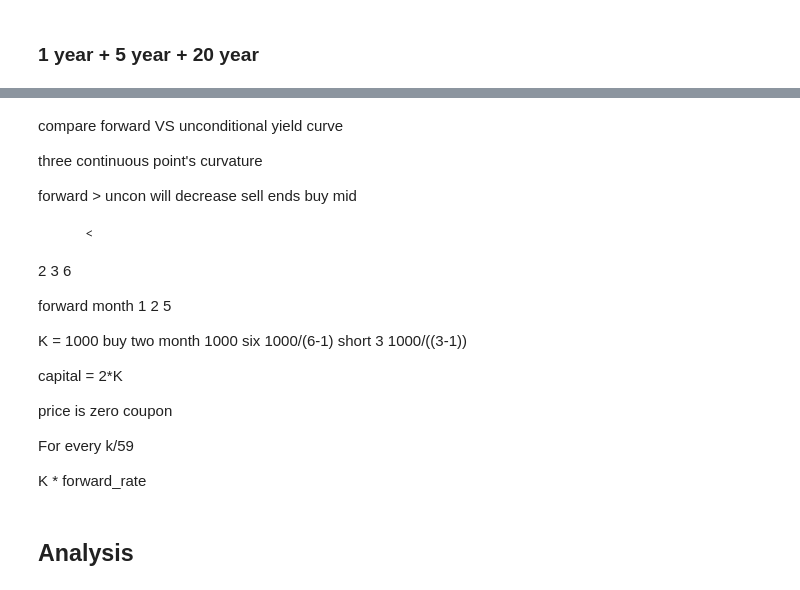
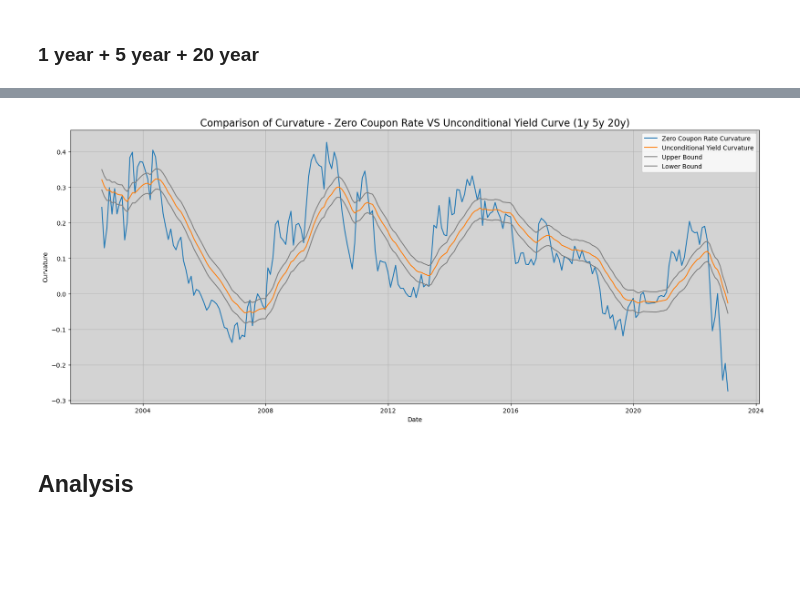
Before and after one commit to zym20000325/MeanRevertingYieldCurve, a Jupyter notebook: main.ipynb, the cells around one changed output, grey strips where cells are left out. Saved outputs shown, nothing was run; the diff lists cells and outputs as text; code cells hidden in the pictures; blank space fills up the shorter version.

```diff
--- a/main.ipynb
+++ b/main.ipynb
@@ -289,23 +223,0 @@ plt.show();
-# %%
-combination = ['3m','6m','1y']
-
-df_curvature1 = trade(df_forward, df_uncon_average, combination)
-df_curvature2 = trade(df_forward, df_uncon_boxcar, combination)
-df_curvature3 = trade(df_forward, df_uncon_exp_decay, combination)
-df_curvature4 = trade(df_forward, df_uncon_exp_decay2, combination)
-
-plt.figure(figsize=(20, 8))
-
-# plt.plot(df_curvature1['cumulative_pnl'], label = "Average")
-plt.plot(df_curvature2['cumulative_pnl'], label = "Boxcar")
-# plt.plot(df_curvature3['cumulative_pnl'], label = "Exponential Decay")
-# plt.plot(df_curvature4['cumulative_pnl'], label = "Exponential Decay with Window")
-
-plt.title('Cumulative PnL', fontsize=16)
-plt.ylabel('PnL')
-plt.xlabel('Date')
-plt.legend()
-plt.gca().set_facecolor('lightgray')
-plt.grid(True)
-
-plt.show();
@@ -314,25 +224,7 @@ plt.show();
-# %% [markdown]
-compare forward VS unconditional yield curve
-
-three continuous point's curvature
-
-forward > uncon will decrease sell ends buy mid
-
-        <
-
-2 3 6
-
-forward month 1 2 5
-
-K = 1000 buy two month 1000  six 1000/(6-1)  short 3 1000/((3-1))
-
-capital = 2*K
-
-price is zero coupon
-
-For every k/59
-
-K * forward_rate
+# %%
+plot_curvature(df_curvature3, '1y 5y 20y',rate='z',bound = True)
+# %% [output]
+[figure, added]
 # %% [markdown]
 ## Analysis
 # %% [markdown]
```
Also changed, not shown: parts of 17 cells of this notebook, 1 other file.
